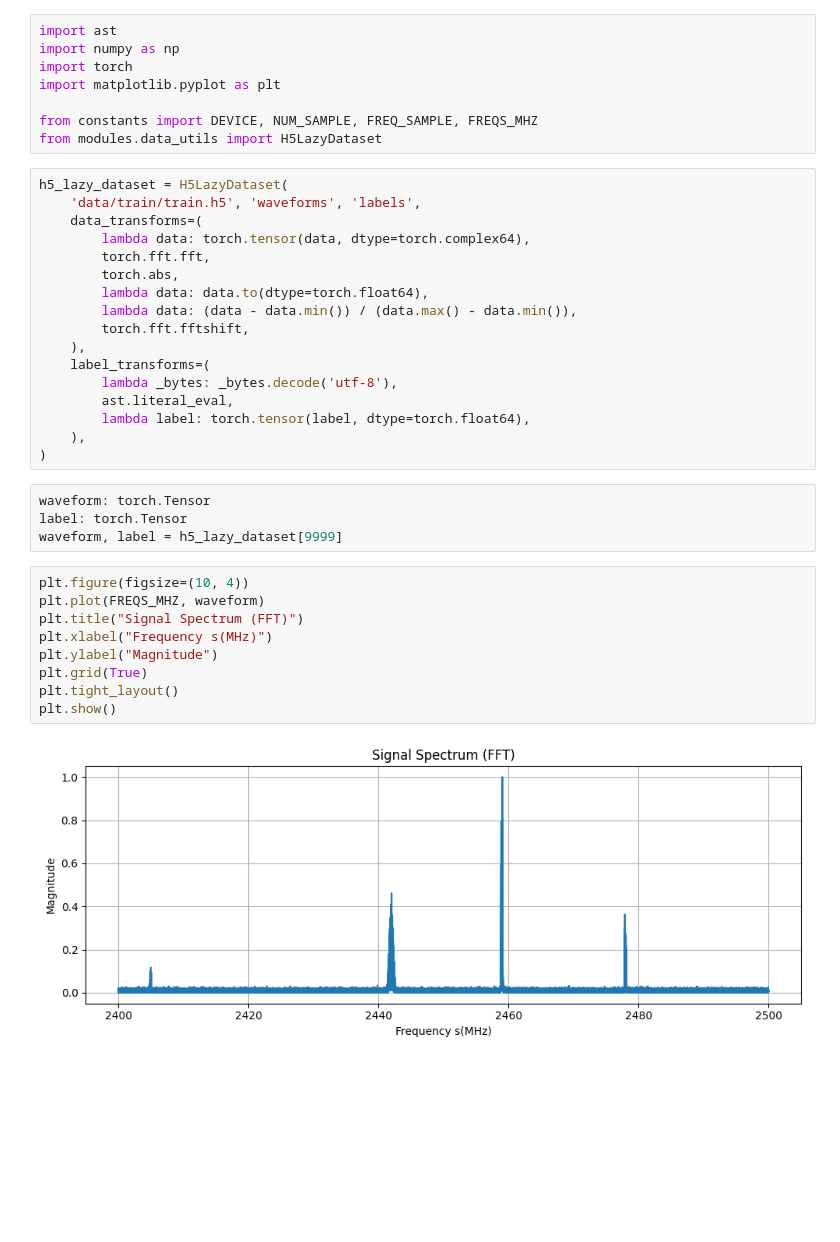
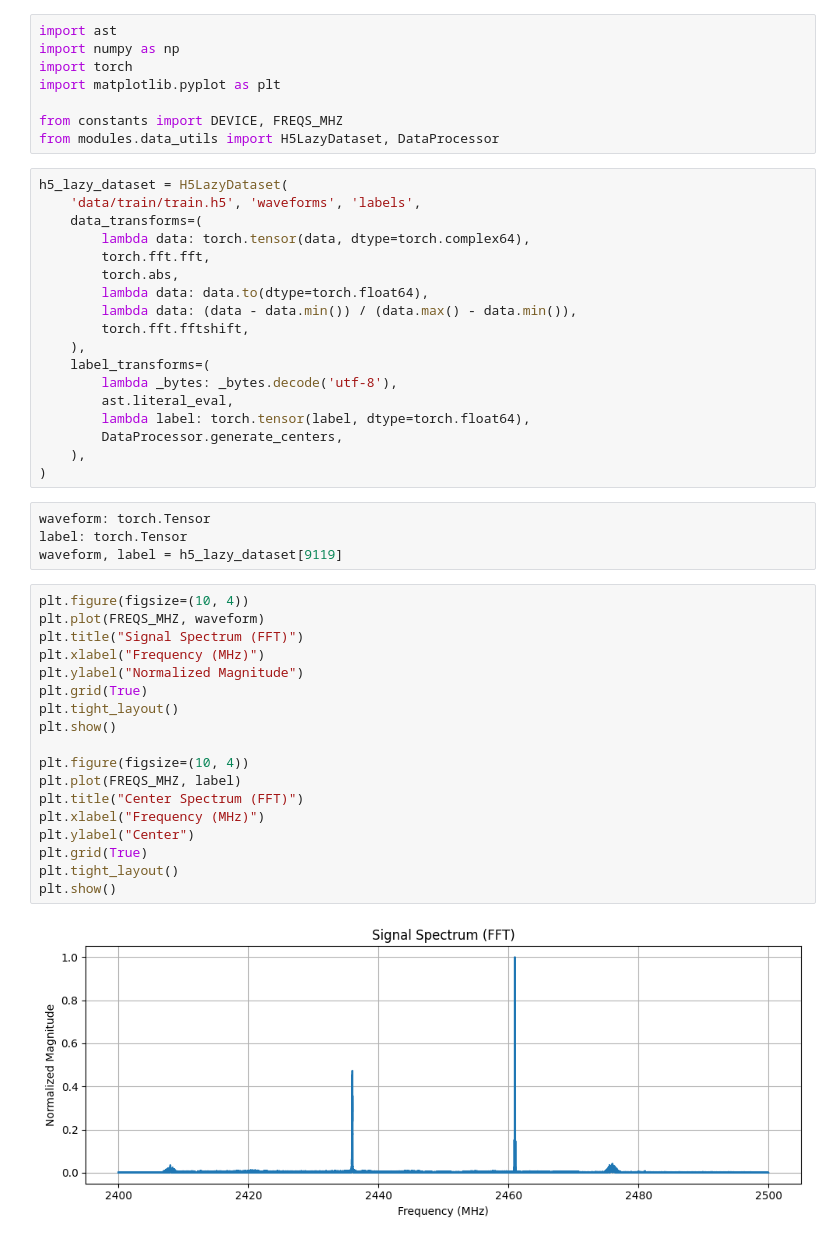
Before and after one commit to LingWL02/airadio, a Jupyter notebook: notebooks/preprocessing.ipynb, the cells around one changed output. Cells and saved outputs as stored; diff of their text form; blank space fills up the shorter version.

Commit message:
Added function to generate centers of frequency bands from labels.

```diff
--- a/notebooks/preprocessing.ipynb
+++ b/notebooks/preprocessing.ipynb
@@ -4,8 +4,8 @@ import numpy as np
 import torch
 import matplotlib.pyplot as plt
 
-from constants import DEVICE, NUM_SAMPLE, FREQ_SAMPLE, FREQS_MHZ
-from modules.data_utils import H5LazyDataset
+from constants import DEVICE, FREQS_MHZ
+from modules.data_utils import H5LazyDataset, DataProcessor
 # %%
 h5_lazy_dataset = H5LazyDataset(
     'data/train/train.h5', 'waveforms', 'labels',
@@ -21,20 +21,30 @@ h5_lazy_dataset = H5LazyDataset(
         lambda _bytes: _bytes.decode('utf-8'),
         ast.literal_eval,
         lambda label: torch.tensor(label, dtype=torch.float64),
+        DataProcessor.generate_centers,
     ),
 )
 # %%
 waveform: torch.Tensor
 label: torch.Tensor
-waveform, label = h5_lazy_dataset[9999]
+waveform, label = h5_lazy_dataset[9119]
 # %%
 plt.figure(figsize=(10, 4))
 plt.plot(FREQS_MHZ, waveform)
 plt.title("Signal Spectrum (FFT)")
-plt.xlabel("Frequency s(MHz)")
-plt.ylabel("Magnitude")
+plt.xlabel("Frequency (MHz)")
+plt.ylabel("Normalized Magnitude")
 plt.grid(True)
 plt.tight_layout()
 plt.show()
+
+plt.figure(figsize=(10, 4))
+plt.plot(FREQS_MHZ, label)
+plt.title("Center Spectrum (FFT)")
+plt.xlabel("Frequency (MHz)")
+plt.ylabel("Center")
+plt.grid(True)
+plt.tight_layout()
+plt.show()
 # %% [output]
-[figure, old version]
+[figure, new version]
```
Also changed, not shown: parts of 4 cells of this notebook, 2 other files.
